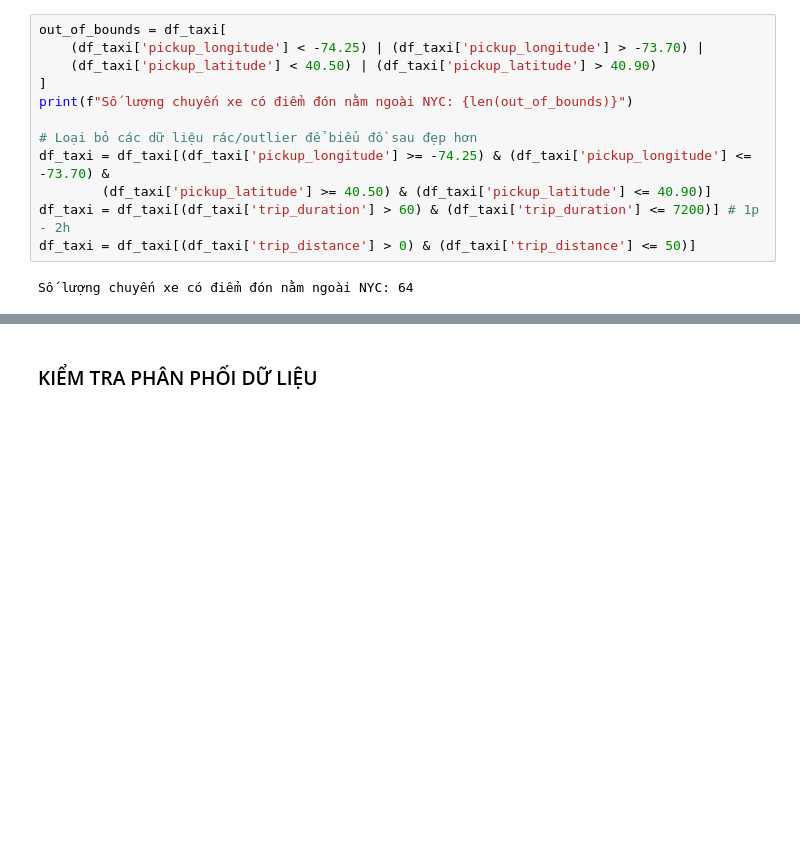
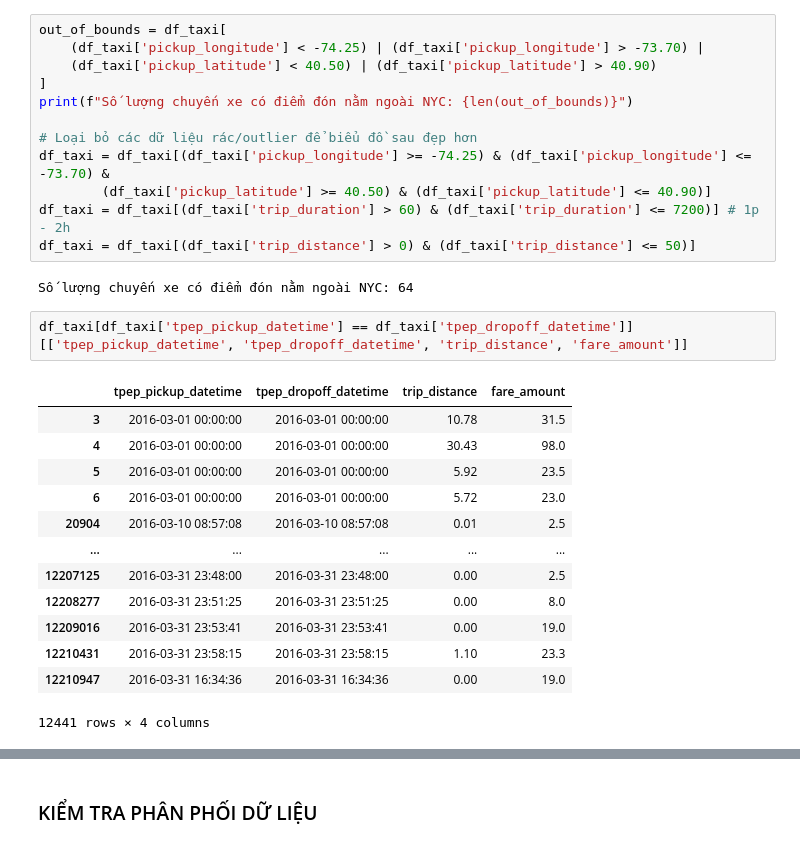
Before and after one commit to MinhNguyen-leo/Data_Mining_projects, a Jupyter notebook: data_mining/src/EDA.ipynb, the cells around one changed output, grey strips where cells are left out. Cells and saved outputs as stored; diff of their text form; blank space fills up the shorter version.

```diff
--- a/data_mining/src/EDA.ipynb
+++ b/data_mining/src/EDA.ipynb
@@ -111,3 +111,19 @@ df_taxi = df_taxi[(df_taxi['trip_duration'] > 60) & (df_taxi['trip_duration'] <=
 df_taxi = df_taxi[(df_taxi['trip_distance'] > 0) & (df_taxi['trip_distance'] <= 50)]
 # %% [output]
 Số lượng chuyến xe có điểm đón nằm ngoài NYC: 64
+# %%
+df_taxi[df_taxi['tpep_pickup_datetime'] == df_taxi['tpep_dropoff_datetime']][['tpep_pickup_datetime', 'tpep_dropoff_datetime', 'trip_distance', 'fare_amount']]
+# %% [output]
+|  | tpep_pickup_datetime | tpep_dropoff_datetime | trip_distance | fare_amount |
+| 3 | 2016-03-01 00:00:00 | 2016-03-01 00:00:00 | 10.78 | 31.5 |
+| 4 | 2016-03-01 00:00:00 | 2016-03-01 00:00:00 | 30.43 | 98.0 |
+| 5 | 2016-03-01 00:00:00 | 2016-03-01 00:00:00 | 5.92 | 23.5 |
+| 6 | 2016-03-01 00:00:00 | 2016-03-01 00:00:00 | 5.72 | 23.0 |
+| 20904 | 2016-03-10 08:57:08 | 2016-03-10 08:57:08 | 0.01 | 2.5 |
+| ... | ... | ... | ... | ... |
+| 12207125 | 2016-03-31 23:48:00 | 2016-03-31 23:48:00 | 0.00 | 2.5 |
+| 12208277 | 2016-03-31 23:51:25 | 2016-03-31 23:51:25 | 0.00 | 8.0 |
+| 12209016 | 2016-03-31 23:53:41 | 2016-03-31 23:53:41 | 0.00 | 19.0 |
+| 12210431 | 2016-03-31 23:58:15 | 2016-03-31 23:58:15 | 1.10 | 23.3 |
+| 12210947 | 2016-03-31 16:34:36 | 2016-03-31 16:34:36 | 0.00 | 19.0 |
+12441 rows × 4 columns
```
Also changed, not shown: parts of 10 cells of this notebook, 7 other files.
